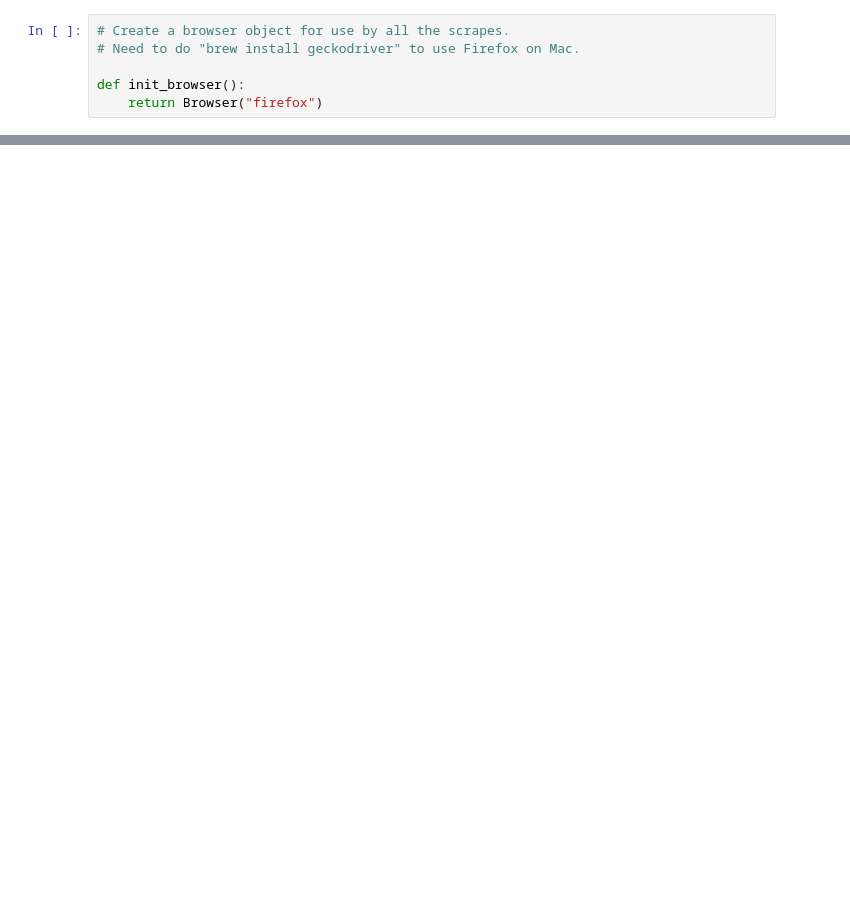
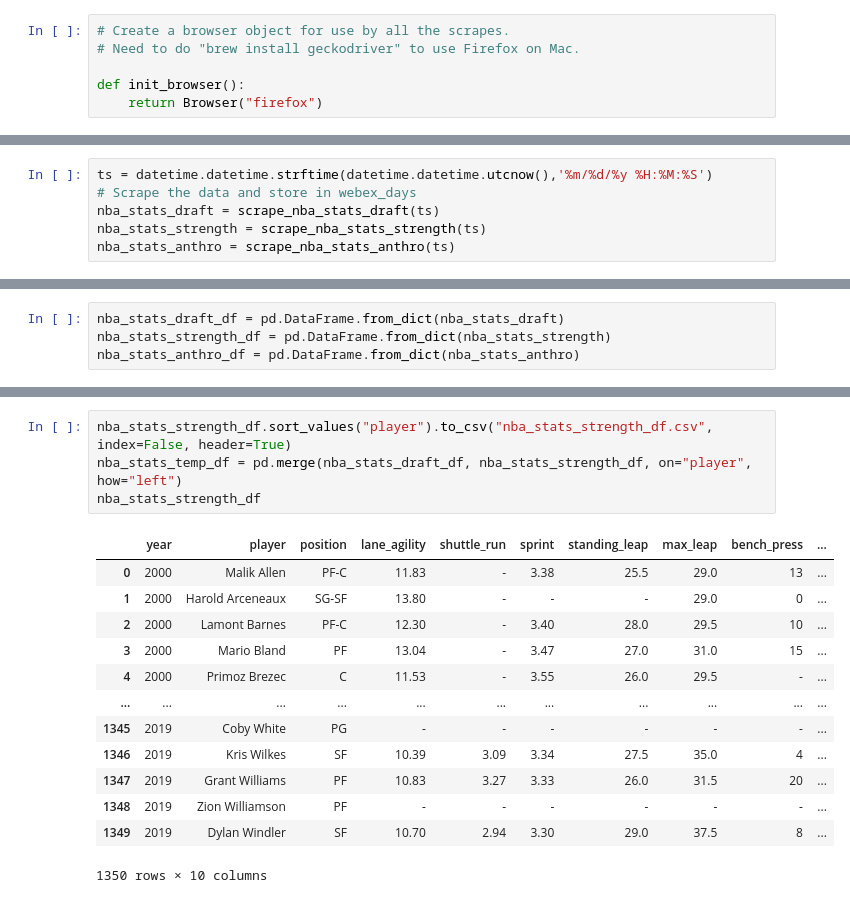
Before and after one commit to plowden/project3, a Jupyter notebook: internet_scrape.ipynb, the cells around one changed output, grey strips where cells are left out. Cells and saved outputs as stored; diff of their text form; blank space fills up the shorter version.

Commit message:
nba_draft.csv

```diff
--- a/internet_scrape.ipynb
+++ b/internet_scrape.ipynb
@@ -137,0 +222,6 @@ hosts: $['24420815', '26000472', '26000472']
+# %%
+ts = datetime.datetime.strftime(datetime.datetime.utcnow(),'%m/%d/%y %H:%M:%S')
+# Scrape the data and store in webex_days
+nba_stats_draft = scrape_nba_stats_draft(ts)
+nba_stats_strength = scrape_nba_stats_strength(ts)
+nba_stats_anthro = scrape_nba_stats_anthro(ts)
@@ -201,0 +390,4 @@ timestamp: 04/01/20 21:08:00
+# %%
+nba_stats_draft_df = pd.DataFrame.from_dict(nba_stats_draft)
+nba_stats_strength_df = pd.DataFrame.from_dict(nba_stats_strength)
+nba_stats_anthro_df = pd.DataFrame.from_dict(nba_stats_anthro)
@@ -201,0 +411,18 @@ timestamp: 04/01/20 21:08:00
+# %%
+nba_stats_strength_df.sort_values("player").to_csv("nba_stats_strength_df.csv", index=False, header=True)
+nba_stats_temp_df = pd.merge(nba_stats_draft_df, nba_stats_strength_df, on="player", how="left")
+nba_stats_strength_df
+# %% [output]
+|  | year | player | position | lane_agility | shuttle_run | sprint | standing_leap | max_leap | bench_press | ... |
+| 0 | 2000 | Malik Allen | PF-C | 11.83 | - | 3.38 | 25.5 | 29.0 | 13 | ... |
+| 1 | 2000 | Harold Arceneaux | SG-SF | 13.80 | - | - | - | 29.0 | 0 | ... |
+| 2 | 2000 | Lamont Barnes | PF-C | 12.30 | - | 3.40 | 28.0 | 29.5 | 10 | ... |
+| 3 | 2000 | Mario Bland | PF | 13.04 | - | 3.47 | 27.0 | 31.0 | 15 | ... |
+| 4 | 2000 | Primoz Brezec | C | 11.53 | - | 3.55 | 26.0 | 29.5 | - | ... |
+| ... | ... | ... | ... | ... | ... | ... | ... | ... | ... | ... |
+| 1345 | 2019 | Coby White | PG | - | - | - | - | - | - | ... |
+| 1346 | 2019 | Kris Wilkes | SF | 10.39 | 3.09 | 3.34 | 27.5 | 35.0 | 4 | ... |
+| 1347 | 2019 | Grant Williams | PF | 10.83 | 3.27 | 3.33 | 26.0 | 31.5 | 20 | ... |
+| 1348 | 2019 | Zion Williamson | PF | - | - | - | - | - | - | ... |
+| 1349 | 2019 | Dylan Windler | SF | 10.70 | 2.94 | 3.30 | 29.0 | 37.5 | 8 | ... |
+1350 rows × 10 columns
```
Also changed, not shown: parts of 23 cells of this notebook, 1 other file.
